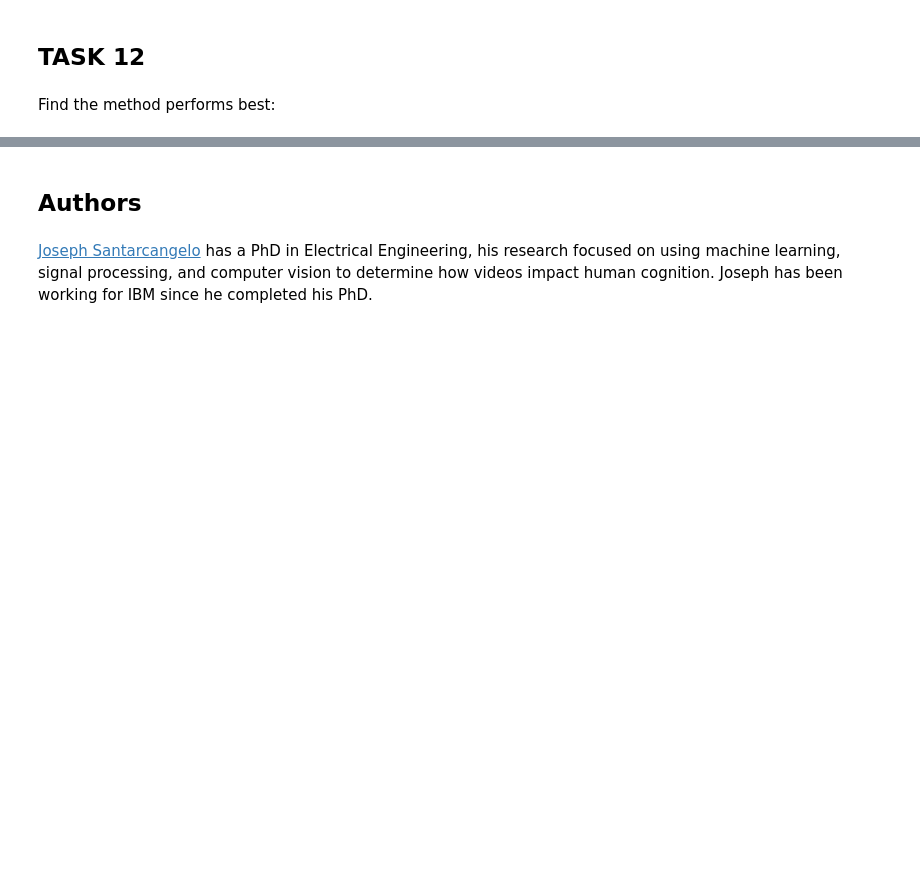
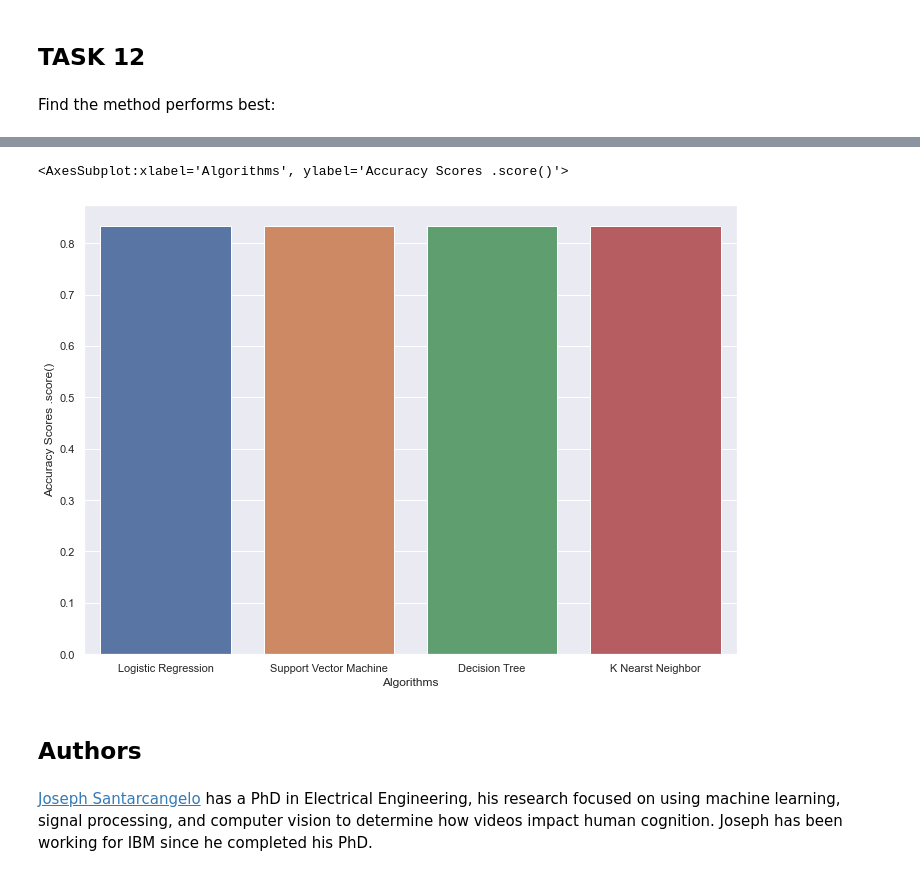
Before and after one commit to lyphatvietlinh/datascience_capstone, a Jupyter notebook: SpaceX Machine Learning.ipynb, the cells around one changed output, grey strips where cells are left out. Cells and saved outputs as stored; diff of their text form; code cells hidden in the pictures; blank space fills up the shorter version.

```diff
--- a/SpaceX Machine Learning.ipynb
+++ b/SpaceX Machine Learning.ipynb
@@ -354,4 +354,10 @@ result
 | 3 | K Nearst Neighbor | 0.833333 | 0.848214 |
+# %%
+sns.set(rc={'figure.figsize':(11.7,8.27)})
+sns.barplot(x = "Algorithms", y = "Accuracy Scores .score()", data = result)
+# %% [output]
+<AxesSubplot:xlabel='Algorithms', ylabel='Accuracy Scores .score()'>
+[figure, added]
 # %% [markdown]
 ## Authors
 # %% [markdown]
```
Also changed, not shown: parts of 8 cells of this notebook, 2 other files.
